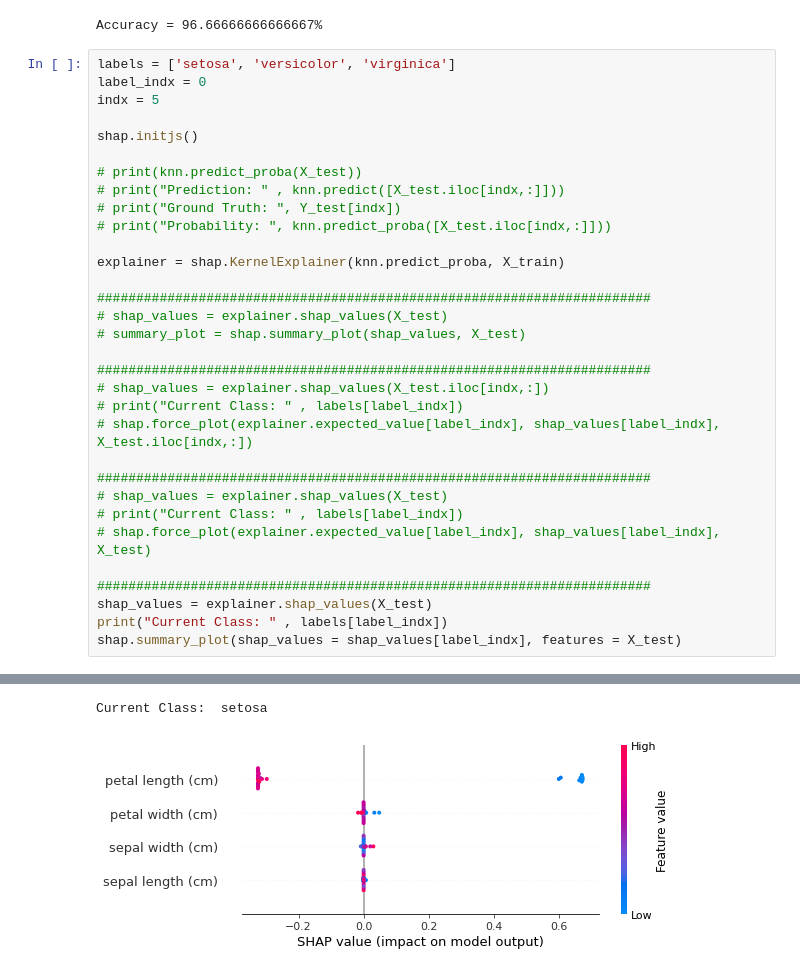
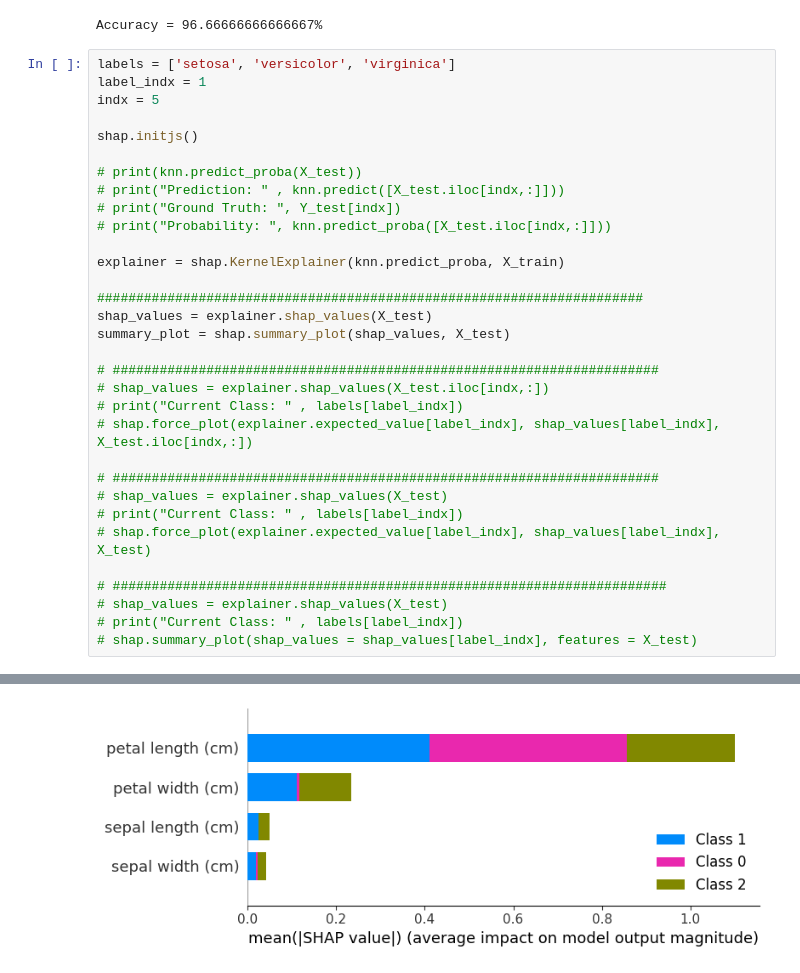
Before and after one commit to jpcreis15/MLOps-code, a Jupyter notebook: Explainability.ipynb, the cells around one changed output, grey strips where cells are left out. Cells and saved outputs as stored; diff of their text form.

```diff
--- a/Explainability.ipynb
+++ b/Explainability.ipynb
@@ -27,7 +27,7 @@ print_accuracy(knn.predict)
 Accuracy = 96.66666666666667%
 # %%
 labels = ['setosa', 'versicolor', 'virginica']
-label_indx = 0
+label_indx = 1
 indx = 5
 
 shap.initjs()
@@ -39,23 +39,23 @@ shap.initjs()
 
 explainer = shap.KernelExplainer(knn.predict_proba, X_train)
 
-#######################################################################
-# shap_values = explainer.shap_values(X_test)
-# summary_plot = shap.summary_plot(shap_values, X_test)
+######################################################################
+shap_values = explainer.shap_values(X_test)
+summary_plot = shap.summary_plot(shap_values, X_test)
 
-#######################################################################
+# ######################################################################
 # shap_values = explainer.shap_values(X_test.iloc[indx,:])
 # print("Current Class: " , labels[label_indx])
 # shap.force_plot(explainer.expected_value[label_indx], shap_values[label_indx], X_test.iloc[indx,:])
 
-#######################################################################
+# ######################################################################
 # shap_values = explainer.shap_values(X_test)
 # print("Current Class: " , labels[label_indx])
 # shap.force_plot(explainer.expected_value[label_indx], shap_values[label_indx], X_test)
 
-#######################################################################
-shap_values = explainer.shap_values(X_test)
-print("Current Class: " , labels[label_indx])
-shap.summary_plot(shap_values = shap_values[label_indx], features = X_test)
+# #######################################################################
+# shap_values = explainer.shap_values(X_test)
+# print("Current Class: " , labels[label_indx])
+# shap.summary_plot(shap_values = shap_values[label_indx], features = X_test)
 # %% [output]
 [interactive output not drawn]
@@ -64,2 +79 @@ Using 120 background data samples could cause slower run times. Consider using s
-Current Class:  setosa
-[figure, old version]
+[figure, new version]
```
Also changed, not shown: parts of 1 cell of this notebook, 4 other files.
